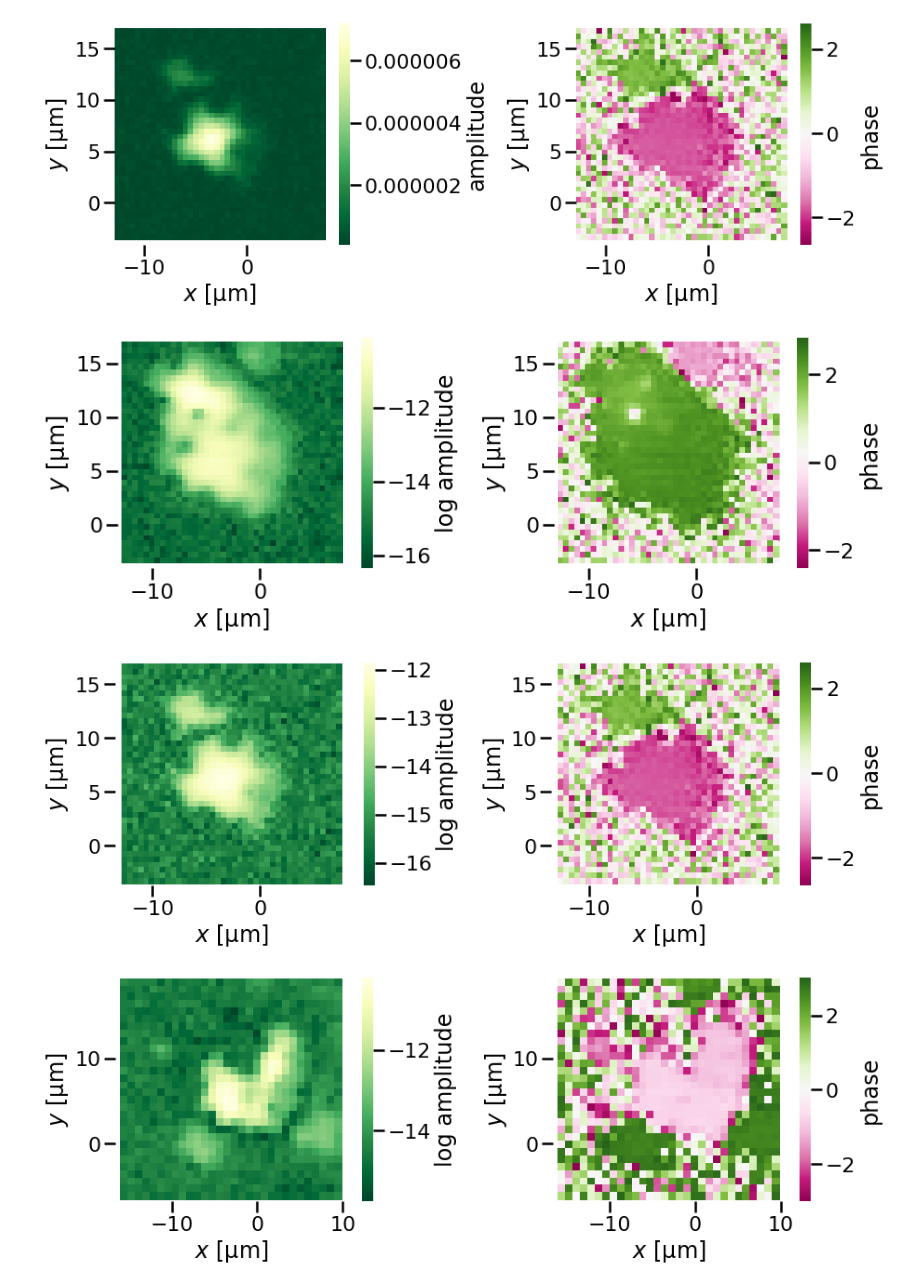
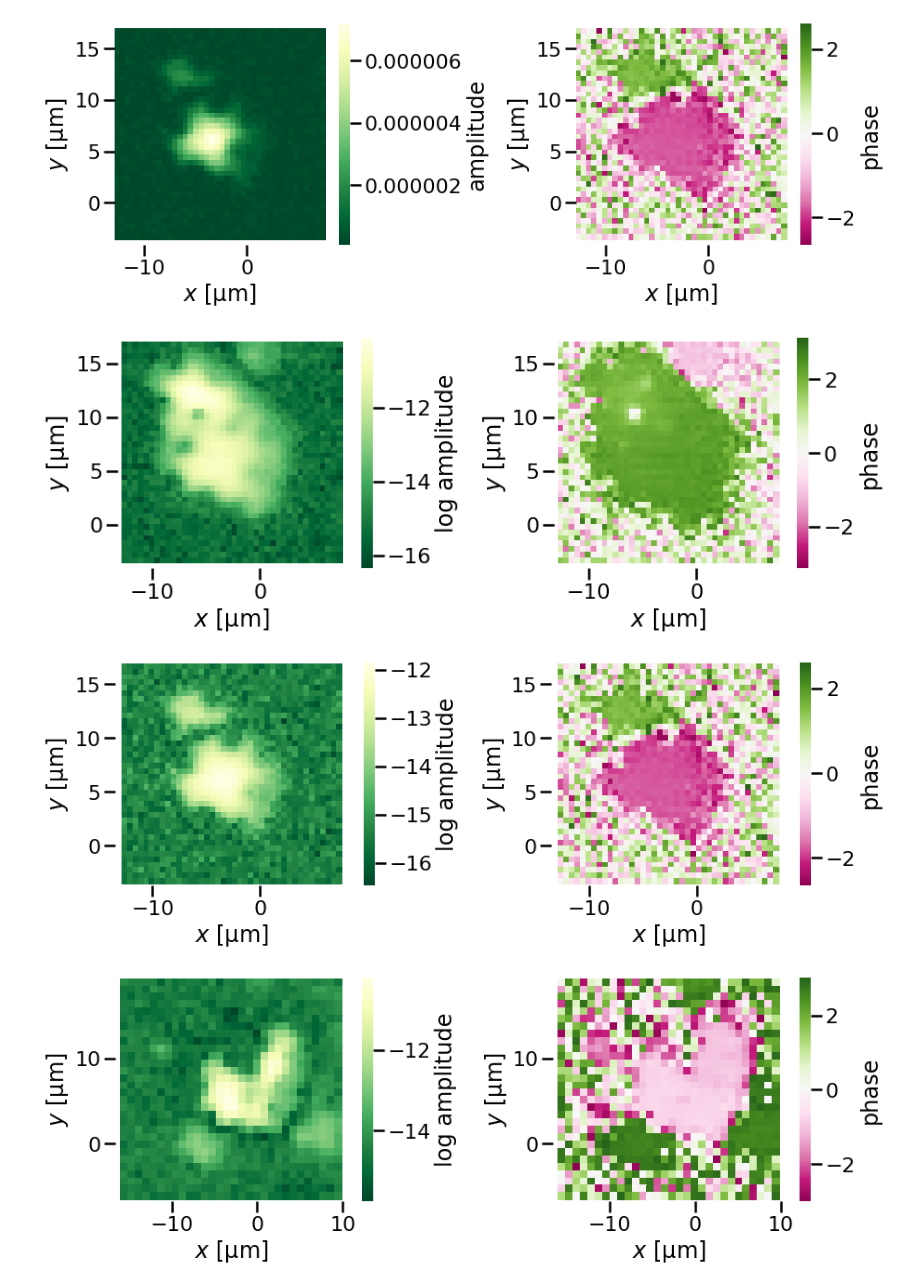
Before and after one commit to horowitz-lab/NetMAP, a Jupyter notebook: Mode Maps.ipynb, the cells around one changed output. Drawn from its saved outputs; the diff is of its cells as text; code cells hidden in the pictures.

Commit message:
BLD: More ways to plot mode maps: midpoint at 0 and 3D plots

```diff
--- a/Mode Maps.ipynb
+++ b/Mode Maps.ipynb
@@ -116,7 +115,7 @@ plt.sca(ax2)
 df['X um']=df['Green X']
 df['Y um']= df['Green Y']
 phase1 = df.pivot_table(index = 'Y um', columns = 'X um', values = 'phase').sort_index(axis = 0, ascending = False)
-myheatmap(phase1, 'phase', cmap='PiYG');
+myheatmap(phase1, 'phase', vmin=-np.pi, vmax = np.pi, cmap='PiYG');
 ax2.axis('equal');
 plt.xlabel(u'$x$ [μm]')
 plt.ylabel(u'$y$ [μm]')
@@ -133,34 +132,34 @@ df = pd.read_csv(os.path.join(path, 'Demod1.csv'), skiprows = 2)
 fig, (ax3, ax4) = plt.subplots(1, 2, figsize=(13.23,5))
 
 plt.sca(ax3)
 df['X um']=df['Green X']
 df['Y um']= df['Green Y']
 amp2 = df.pivot_table(index = 'Y um', columns = 'X um', values = 'r').sort_index(axis = 0, ascending = False)
 myheatmap(np.log(amp2), 'log amplitude', cmap = 'YlGn_r');
 plt.xlabel(u'$x$ [μm]')
 plt.ylabel(u'$y$ [μm]')
 ax3.axis('equal');
 
 if add_circle:
     circle1 = plt.Circle((-6.8, 7.6), 1, color='w', alpha = .3)
     circle2 = plt.Circle((-2.9,9.9), 1, color='w', alpha = .3)
     circle3 = plt.Circle((-1,5), 1, color='w', alpha = .3)
     ax3.add_artist(circle1)
     ax3.add_artist(circle2)
     ax3.add_artist(circle3)
 
 plt.sca(ax4)
 df['X um']=df['Green X']
 df['Y um']= df['Green Y']
 phase2 = df.pivot_table(index = 'Y um', columns = 'X um', values = 'phase').sort_index(axis = 0, ascending = False)
 myheatmap(phase2, 'phase', cmap='PiYG');
 plt.xlabel(u'$x$ [μm]')
 plt.ylabel(u'$y$ [μm]')
 ax4.axis('equal');
 
 plt.tight_layout();
 # %% [output]
-[figure, old version]
+[figure, new version]
 [figure]
 # %%
 folder = '/Volumes/Aleman-Lab/Group/Projects/GrapheneCoupledResonators/Data/Sample2/2019/07/30/'
```
Also changed, not shown: parts of 9 cells of this notebook.
